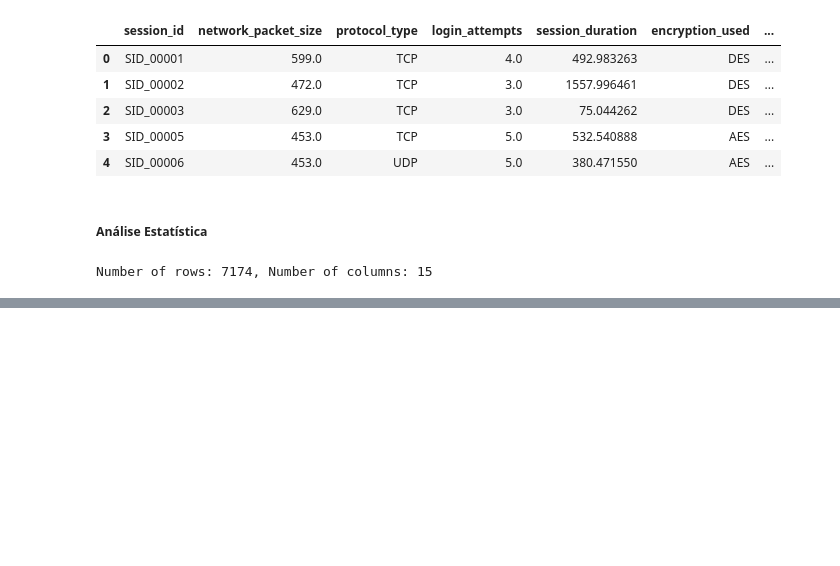
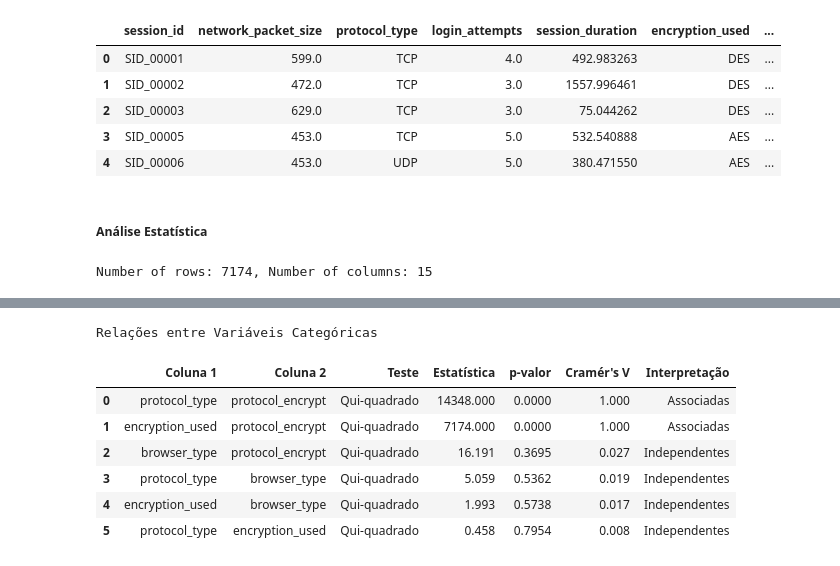
Before and after one commit to CaioViegas/deteccao_fraude, a Jupyter notebook: notebooks/02_statistical_analysis.ipynb, the cells around one changed output, grey strips where cells are left out. Drawn from its saved outputs; the diff is of its cells as text; code cells hidden in the pictures; blank space fills up the shorter version.

```diff
--- a/notebooks/02_statistical_analysis.ipynb
+++ b/notebooks/02_statistical_analysis.ipynb
@@ -163,0 +151,8 @@ interpretacao: Provavelmente não normal (rejeita H0)
+# %%
+df.drop(columns=['session_id'], inplace=True)
+# %%
+def cramers_v(tabela):
+    chi2, _, _, _ = chi2_contingency(tabela)
+    n = tabela.sum().sum()
+    min_dim = min(tabela.shape) - 1
+    return np.sqrt(chi2 / (n * min_dim)) if min_dim > 0 else np.nan
@@ -163,0 +209,12 @@ interpretacao: Provavelmente não normal (rejeita H0)
+# %%
+resultados_cat = analisar_relacoes_categoricas(df, alpha=0.05)
+resultados_cat
+# %% [output]
+Relações entre Variáveis Categóricas
+|  | Coluna 1 | Coluna 2 | Teste | Estatística | p-valor | Cramér's V | Interpretação |
+| 0 | protocol_type | protocol_encrypt | Qui-quadrado | 14348.000 | 0.0000 | 1.000 | Associadas |
+| 1 | encryption_used | protocol_encrypt | Qui-quadrado | 7174.000 | 0.0000 | 1.000 | Associadas |
+| 2 | browser_type | protocol_encrypt | Qui-quadrado | 16.191 | 0.3695 | 0.027 | Independentes |
+| 3 | protocol_type | browser_type | Qui-quadrado | 5.059 | 0.5362 | 0.019 | Independentes |
+| 4 | encryption_used | browser_type | Qui-quadrado | 1.993 | 0.5738 | 0.017 | Independentes |
+| 5 | protocol_type | encryption_used | Qui-quadrado | 0.458 | 0.7954 | 0.008 | Independentes |
```
Also changed, not shown: parts of 5 cells of this notebook, 2 other files.
